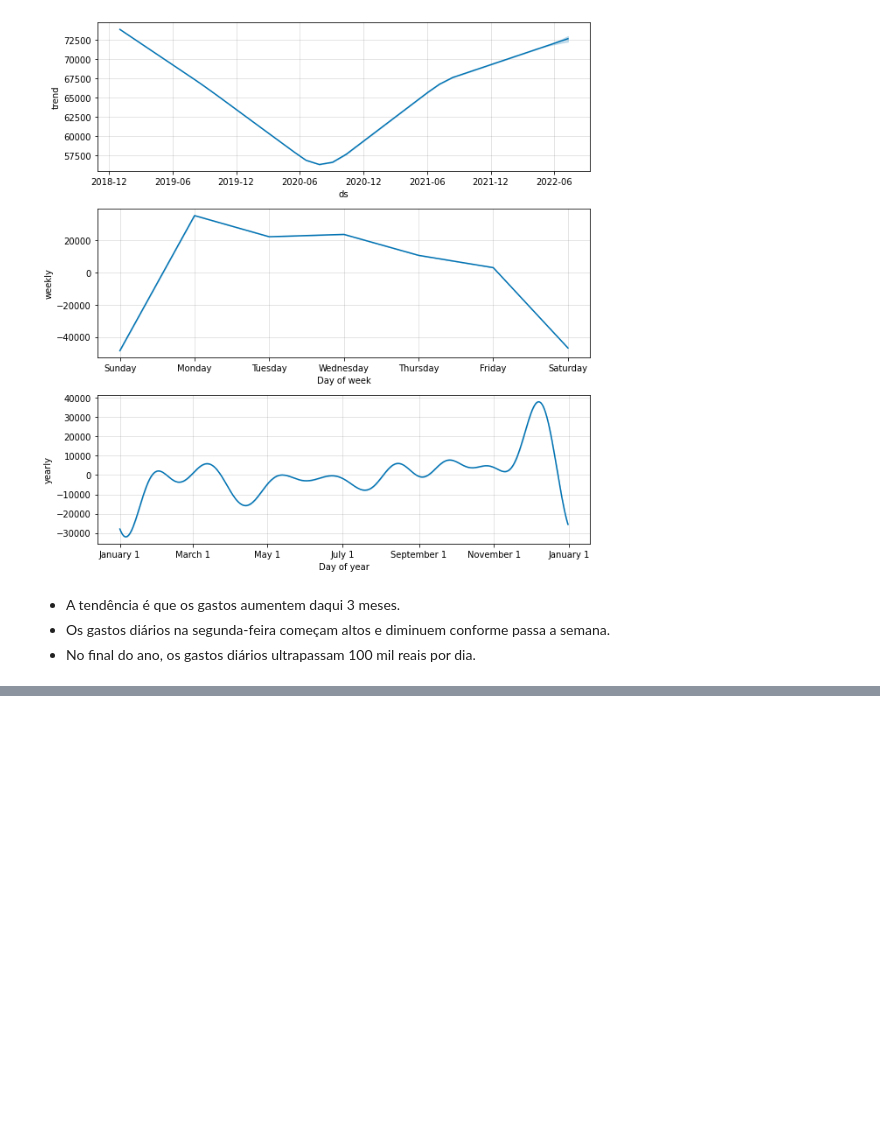
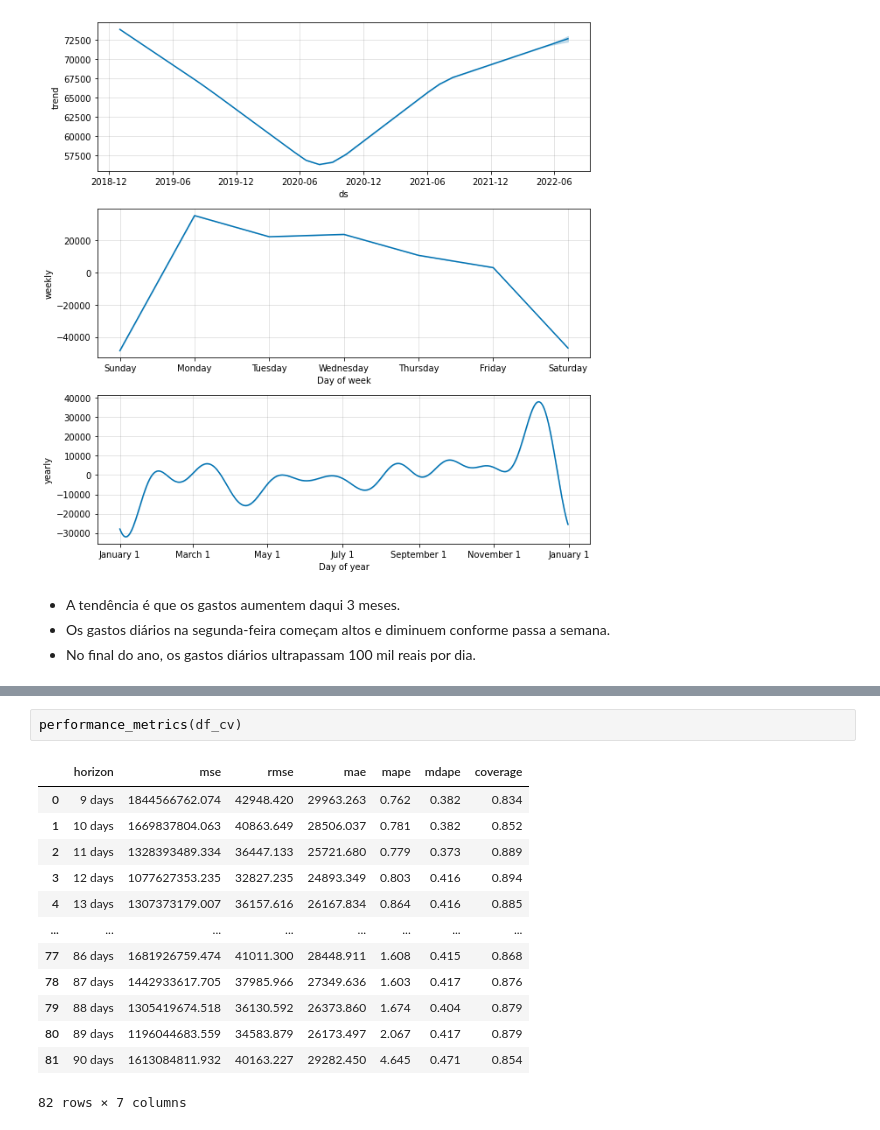
Before and after one commit to brenoakihiromorimoto/portf-lio, a Jupyter notebook: #7DaysOfCode/dia_3_Forecasting.ipynb, the cells around one changed output, grey strips where cells are left out. Saved outputs shown, nothing was run; the diff lists cells and outputs as text; blank space fills up the shorter version.

```diff
--- a/#7DaysOfCode/dia_3_Forecasting.ipynb
+++ b/#7DaysOfCode/dia_3_Forecasting.ipynb
@@ -255,0 +267,16 @@ fig2 = p.plot_components(forecast)
+# %%
+performance_metrics(df_cv)
+# %% [output]
+|  | horizon | mse | rmse | mae | mape | mdape | coverage |
+| 0 | 9 days | 1844566762.074 | 42948.420 | 29963.263 | 0.762 | 0.382 | 0.834 |
+| 1 | 10 days | 1669837804.063 | 40863.649 | 28506.037 | 0.781 | 0.382 | 0.852 |
+| 2 | 11 days | 1328393489.334 | 36447.133 | 25721.680 | 0.779 | 0.373 | 0.889 |
+| 3 | 12 days | 1077627353.235 | 32827.235 | 24893.349 | 0.803 | 0.416 | 0.894 |
+| 4 | 13 days | 1307373179.007 | 36157.616 | 26167.834 | 0.864 | 0.416 | 0.885 |
+| ... | ... | ... | ... | ... | ... | ... | ... |
+| 77 | 86 days | 1681926759.474 | 41011.300 | 28448.911 | 1.608 | 0.415 | 0.868 |
+| 78 | 87 days | 1442933617.705 | 37985.966 | 27349.636 | 1.603 | 0.417 | 0.876 |
+| 79 | 88 days | 1305419674.518 | 36130.592 | 26373.860 | 1.674 | 0.404 | 0.879 |
+| 80 | 89 days | 1196044683.559 | 34583.879 | 26173.497 | 2.067 | 0.417 | 0.879 |
+| 81 | 90 days | 1613084811.932 | 40163.227 | 29282.450 | 4.645 | 0.471 | 0.854 |
+82 rows × 7 columns
```
Also changed, not shown: parts of 6 cells of this notebook.
